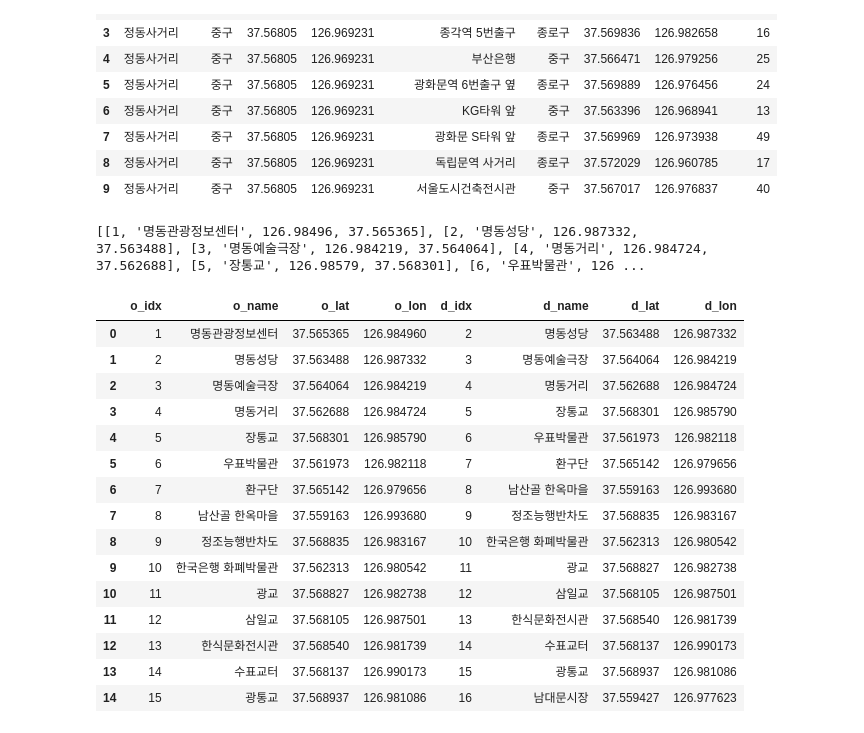
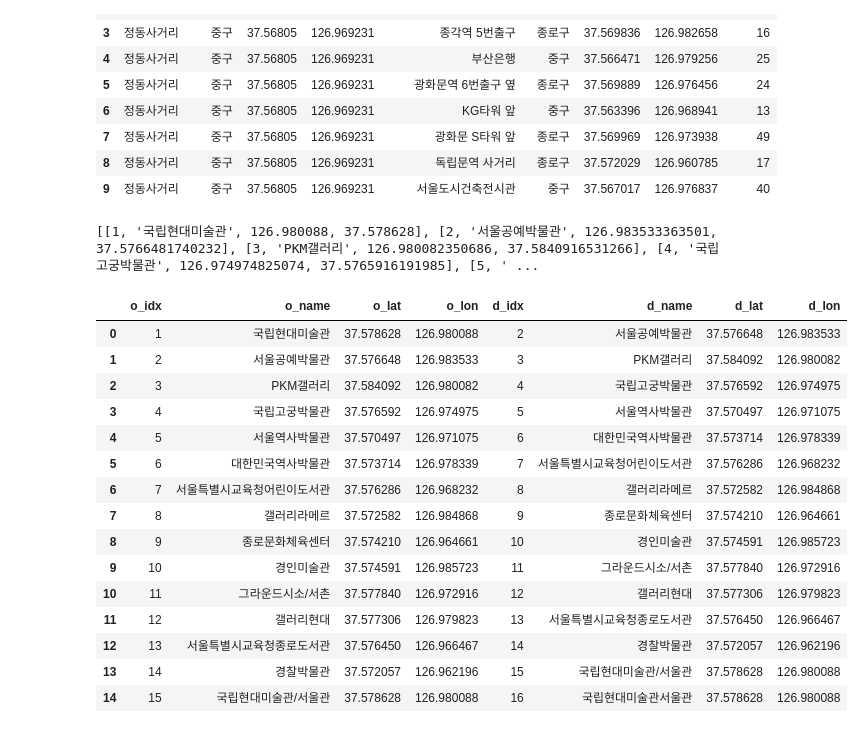
Before and after one commit to Behind-Seoul/Data-Analysis, a Jupyter notebook: tour_spot_algo.ipynb, the cells around one changed output. Cells and saved outputs as stored; diff of their text form; code cells hidden in the pictures.

Commit message:
feat: add tour_spot_datail

```diff
--- a/recomendation.ipynb
+++ b/tour_spot_algo.ipynb
@@ -35,3 +35,7 @@ tour_list.head()
 | 2 | 서울 | 종로구 | 2.020000e+13 | 1111 | ko | 126.967911 | 37.568335 | 2.020000e+13 | NaN | ... |
 | 3 | 서울 | 종로구 | 2.020000e+13 | 1111 | ko | 126.967911 | 37.568335 | 2.020000e+13 | 김영하의 서촌골목여행 | ... |
 | 4 | 서울 | 종로구 | 2.020000e+13 | 1111 | ko | 126.970830 | 37.578601 | 2.020000e+13 | 김영하의 서촌골목여행 | ... |
+# %%
+# 관광 데이터랩 관광지 정보 ( tour_spot_detail )
+tour_list = pd.read_csv('data/tour_spot_merge.csv')
+tour_list.head()
@@ -157,18 +168,18 @@ def get_tour_spot(cur_lat: int, cur_lon: int) -> list:
   for i in range(len(tour_list)):
     visited = False
     for row in recomendation_list:
-      if row[1] == tour_list.loc[i, 'title']:
+      if row[1] == tour_list.loc[i, '관광지명']:
         visited = True
         break
 
     if not visited:
-      dist = ((cur_lat - tour_list.loc[i, 'mapY']) ** 2) + ((cur_lon - tour_list.loc[i, 'mapX']) ** 2) ** 1/2
+      dist = ((cur_lat - tour_list.loc[i, 'lat']) ** 2) + ((cur_lon - tour_list.loc[i, 'lon']) ** 2) ** 1/2
       if dist < min_dist:
         min_dist = dist
-        best[0] = tour_list.loc[i, 'tlid']
-        best[1] = tour_list.loc[i, 'title']
-        best[2] = tour_list.loc[i, 'mapX']
-        best[3] = tour_list.loc[i, 'mapY']
+        best[0] = tour_list.loc[i, '관광지명']
+        best[1] = tour_list.loc[i, '관광지명']
+        best[2] = tour_list.loc[i, 'lon']
+        best[3] = tour_list.loc[i, 'lat']
 
   return best
 
@@ -196,10 +207,10 @@ def get_station(cur_lat: int, cur_lon: int) -> list:
 # %%
 # Rule-Based
 # 1. 시작 좌표 및 추천 관광지 경로 개수 입력 받기, 명동 관광정보센터 -> lat: 37.565365, lon: 126.984960
-lat, lon, num = 37.565365, 126.984960, 15
+lat, lon, num = 37.578628, 126.980088, 15
 recomendation_list = []
-recomendation_list.append(['1', '명동관광정보센터', lon, lat])
-cur_stat_pos = get_near_station(37.565365, 126.984960)
+recomendation_list.append(['1', '국립현대미술관', lon, lat])
+cur_stat_pos = get_near_station(lat, lon)
 
 for i in range(num):
   cur_stat_pos = get_station(cur_stat_pos[2], cur_stat_pos[3])
@@ -211,7 +222,7 @@ for i in range(len(recomendation_list)):
 
 print(recomendation_list)
 # %% [output]
-[[1, '명동관광정보센터', 126.98496, 37.565365], [2, '명동성당', 126.987332, 37.563488], [3, '명동예술극장', 126.984219, 37.564064], [4, '명동거리', 126.984724, 37.562688], [5, '장통교', 126.98579, 37.568301], [6, '우표박물관', 126 ...
+[[1, '국립현대미술관', 126.980088, 37.578628], [2, '서울공예박물관', 126.983533363501, 37.5766481740232], [3, 'PKM갤러리', 126.980082350686, 37.5840916531266], [4, '국립고궁박물관', 126.974974825074, 37.5765916191985], [5, ' ...
 # %%
 result_list = []
 for i in range(len(recomendation_list) - 1):
@@ -230,22 +241,22 @@ for i in range(len(recomendation_list) - 1):
 # %%
 result = pd.DataFrame(result_list)
 result.columns = ['o_idx', 'o_name', 'o_lat', 'o_lon', 'd_idx', 'd_name', 'd_lat', 'd_lon']
-result.to_csv('data/result.csv', index=False)
+result.to_csv('data/result_third.csv', index=False)
 result.head(20)
 # %% [output]
 |  | o_idx | o_name | o_lat | o_lon | d_idx | d_name | d_lat | d_lon |
-| 0 | 1 | 명동관광정보센터 | 37.565365 | 126.984960 | 2 | 명동성당 | 37.563488 | 126.987332 |
-| 1 | 2 | 명동성당 | 37.563488 | 126.987332 | 3 | 명동예술극장 | 37.564064 | 126.984219 |
-| 2 | 3 | 명동예술극장 | 37.564064 | 126.984219 | 4 | 명동거리 | 37.562688 | 126.984724 |
-| 3 | 4 | 명동거리 | 37.562688 | 126.984724 | 5 | 장통교 | 37.568301 | 126.985790 |
-| 4 | 5 | 장통교 | 37.568301 | 126.985790 | 6 | 우표박물관 | 37.561973 | 126.982118 |
-| 5 | 6 | 우표박물관 | 37.561973 | 126.982118 | 7 | 환구단 | 37.565142 | 126.979656 |
-| 6 | 7 | 환구단 | 37.565142 | 126.979656 | 8 | 남산골 한옥마을 | 37.559163 | 126.993680 |
-| 7 | 8 | 남산골 한옥마을 | 37.559163 | 126.993680 | 9 | 정조능행반차도 | 37.568835 | 126.983167 |
-| 8 | 9 | 정조능행반차도 | 37.568835 | 126.983167 | 10 | 한국은행 화폐박물관 | 37.562313 | 126.980542 |
-| 9 | 10 | 한국은행 화폐박물관 | 37.562313 | 126.980542 | 11 | 광교 | 37.568827 | 126.982738 |
-| 10 | 11 | 광교 | 37.568827 | 126.982738 | 12 | 삼일교 | 37.568105 | 126.987501 |
-| 11 | 12 | 삼일교 | 37.568105 | 126.987501 | 13 | 한식문화전시관 | 37.568540 | 126.981739 |
-| 12 | 13 | 한식문화전시관 | 37.568540 | 126.981739 | 14 | 수표교터 | 37.568137 | 126.990173 |
-| 13 | 14 | 수표교터 | 37.568137 | 126.990173 | 15 | 광통교 | 37.568937 | 126.981086 |
-| 14 | 15 | 광통교 | 37.568937 | 126.981086 | 16 | 남대문시장 | 37.559427 | 126.977623 |
+| 0 | 1 | 국립현대미술관 | 37.578628 | 126.980088 | 2 | 서울공예박물관 | 37.576648 | 126.983533 |
+| 1 | 2 | 서울공예박물관 | 37.576648 | 126.983533 | 3 | PKM갤러리 | 37.584092 | 126.980082 |
+| 2 | 3 | PKM갤러리 | 37.584092 | 126.980082 | 4 | 국립고궁박물관 | 37.576592 | 126.974975 |
+| 3 | 4 | 국립고궁박물관 | 37.576592 | 126.974975 | 5 | 서울역사박물관 | 37.570497 | 126.971075 |
+| 4 | 5 | 서울역사박물관 | 37.570497 | 126.971075 | 6 | 대한민국역사박물관 | 37.573714 | 126.978339 |
+| 5 | 6 | 대한민국역사박물관 | 37.573714 | 126.978339 | 7 | 서울특별시교육청어린이도서관 | 37.576286 | 126.968232 |
+| 6 | 7 | 서울특별시교육청어린이도서관 | 37.576286 | 126.968232 | 8 | 갤러리라메르 | 37.572582 | 126.984868 |
+| 7 | 8 | 갤러리라메르 | 37.572582 | 126.984868 | 9 | 종로문화체육센터 | 37.574210 | 126.964661 |
+| 8 | 9 | 종로문화체육센터 | 37.574210 | 126.964661 | 10 | 경인미술관 | 37.574591 | 126.985723 |
+| 9 | 10 | 경인미술관 | 37.574591 | 126.985723 | 11 | 그라운드시소/서촌 | 37.577840 | 126.972916 |
+| 10 | 11 | 그라운드시소/서촌 | 37.577840 | 126.972916 | 12 | 갤러리현대 | 37.577306 | 126.979823 |
+| 11 | 12 | 갤러리현대 | 37.577306 | 126.979823 | 13 | 서울특별시교육청종로도서관 | 37.576450 | 126.966467 |
+| 12 | 13 | 서울특별시교육청종로도서관 | 37.576450 | 126.966467 | 14 | 경찰박물관 | 37.572057 | 126.962196 |
+| 13 | 14 | 경찰박물관 | 37.572057 | 126.962196 | 15 | 국립현대미술관/서울관 | 37.578628 | 126.980088 |
+| 14 | 15 | 국립현대미술관/서울관 | 37.578628 | 126.980088 | 16 | 국립현대미술관서울관 | 37.578628 | 126.980088 |
```
Also changed, not shown: parts of 1 cell of this notebook, 2 other files.
